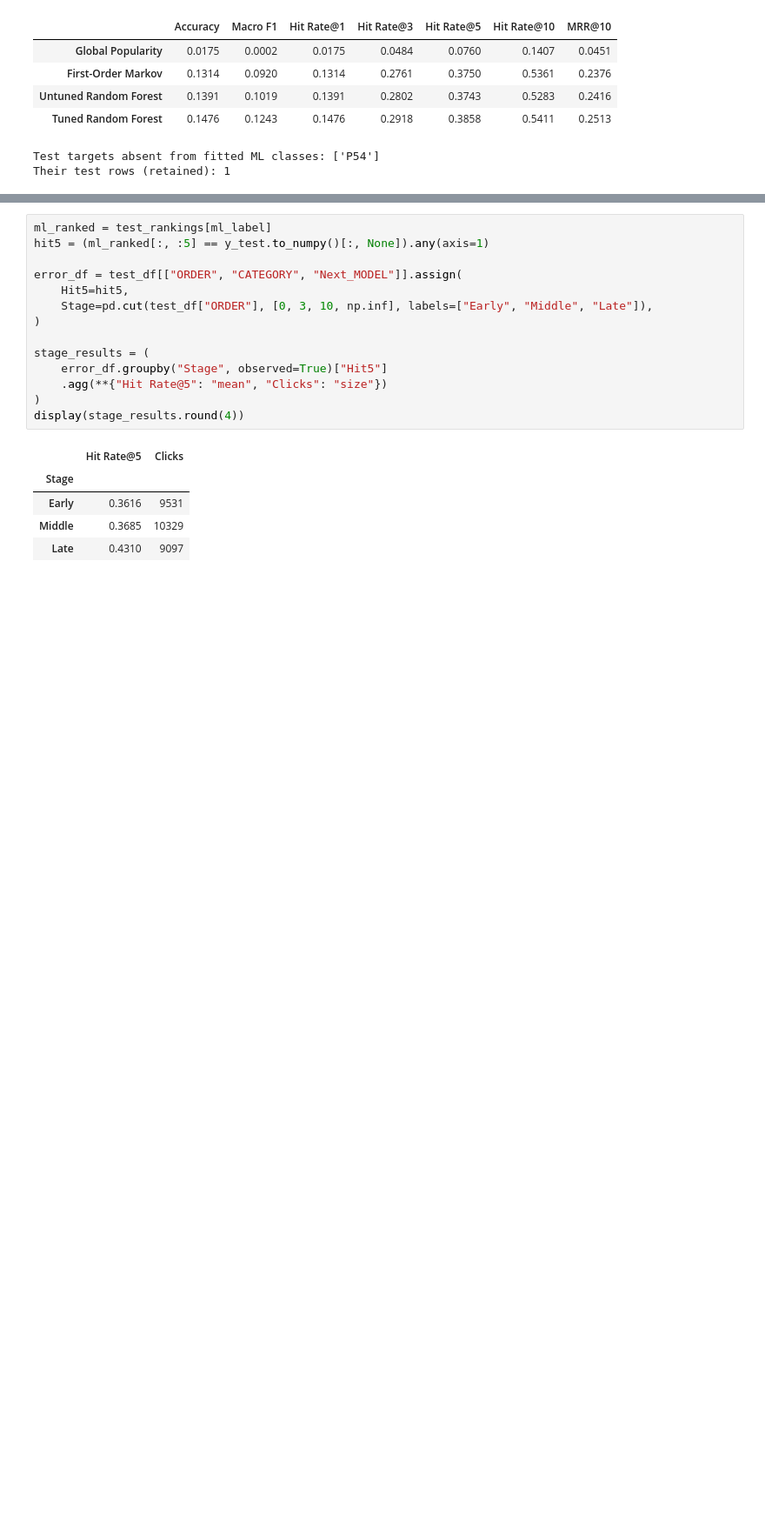
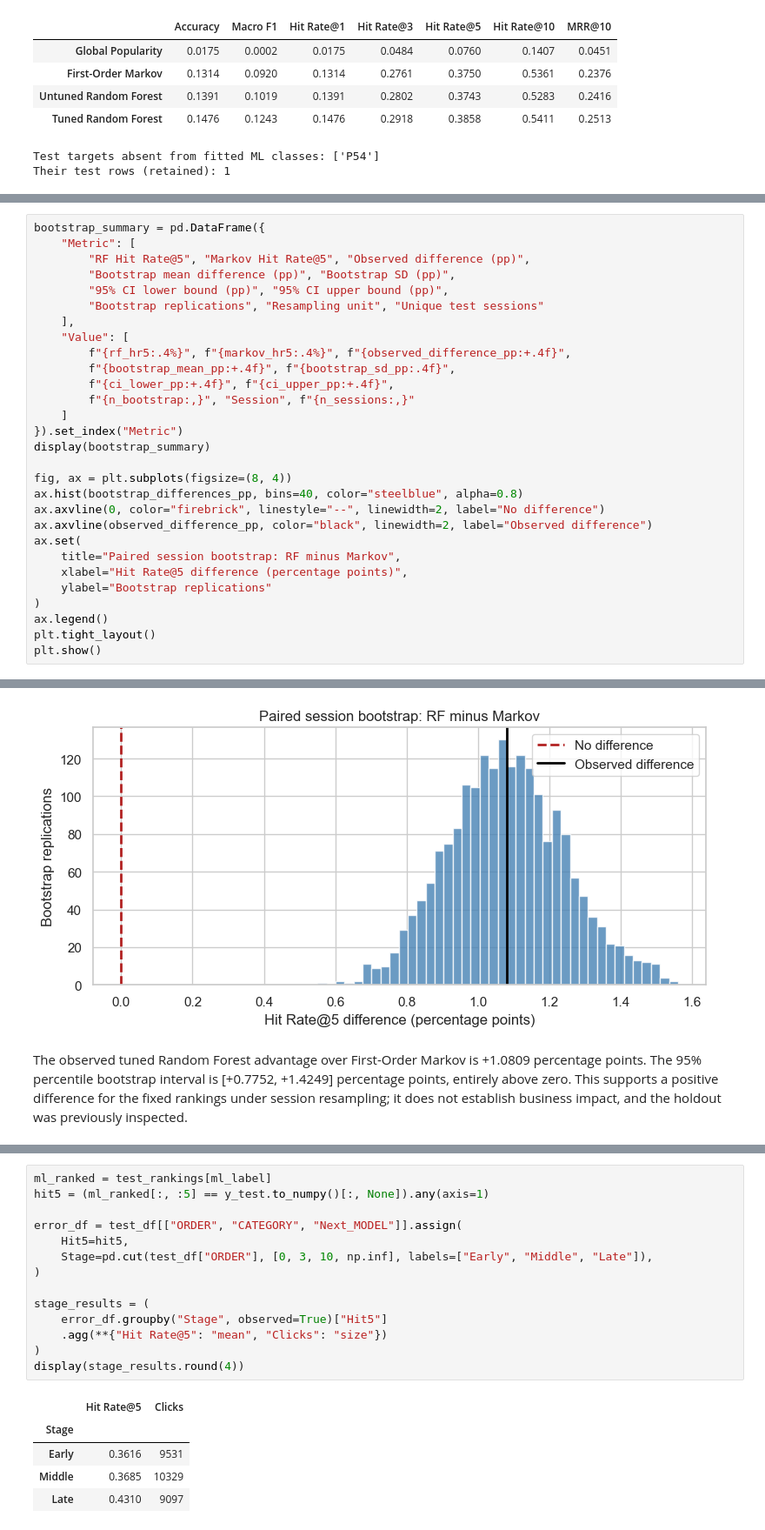
Before and after one commit to nghonganh016/DS66A_group_1, a Jupyter notebook: Next_Product_TopK_Prediction.ipynb, the cells around one changed output, grey strips where cells are left out. Shown at 87% size. Cells and saved outputs as stored; diff of their text form; blank space fills up the shorter version.

```diff
--- a/Next_Product_TopK_Prediction.ipynb
+++ b/Next_Product_TopK_Prediction.ipynb
@@ -1239,0 +892,30 @@ Tuned Random Forest reaches **38.58% Hit Rate@5** on the held-out test set, comp
+# %%
+bootstrap_summary = pd.DataFrame({
+    "Metric": [
+        "RF Hit Rate@5", "Markov Hit Rate@5", "Observed difference (pp)",
+        "Bootstrap mean difference (pp)", "Bootstrap SD (pp)",
+        "95% CI lower bound (pp)", "95% CI upper bound (pp)",
+        "Bootstrap replications", "Resampling unit", "Unique test sessions"
+    ],
+    "Value": [
+        f"{rf_hr5:.4%}", f"{markov_hr5:.4%}", f"{observed_difference_pp:+.4f}",
+        f"{bootstrap_mean_pp:+.4f}", f"{bootstrap_sd_pp:.4f}",
+        f"{ci_lower_pp:+.4f}", f"{ci_upper_pp:+.4f}",
+        f"{n_bootstrap:,}", "Session", f"{n_sessions:,}"
+    ]
+}).set_index("Metric")
+display(bootstrap_summary)
+
+fig, ax = plt.subplots(figsize=(8, 4))
+ax.hist(bootstrap_differences_pp, bins=40, color="steelblue", alpha=0.8)
+ax.axvline(0, color="firebrick", linestyle="--", linewidth=2, label="No difference")
+ax.axvline(observed_difference_pp, color="black", linewidth=2, label="Observed difference")
+ax.set(
+    title="Paired session bootstrap: RF minus Markov",
+    xlabel="Hit Rate@5 difference (percentage points)",
+    ylabel="Bootstrap replications"
+)
+ax.legend()
+plt.tight_layout()
+plt.show()
+# %% [output]
@@ -1240 +934,4 @@ Tuned Random Forest reaches **38.58% Hit Rate@5** on the held-out test set, comp
+[figure, added]
+# %% [markdown]
+The observed tuned Random Forest advantage over First-Order Markov is +1.0809 percentage points. The 95% percentile bootstrap interval is [+0.7752, +1.4249] percentage points, entirely above zero. This supports a positive difference for the fixed rankings under session resampling; it does not establish business impact, and the holdout was previously inspected.
 # %% [markdown]
```
Also changed, not shown: parts of 60 cells of this notebook.
